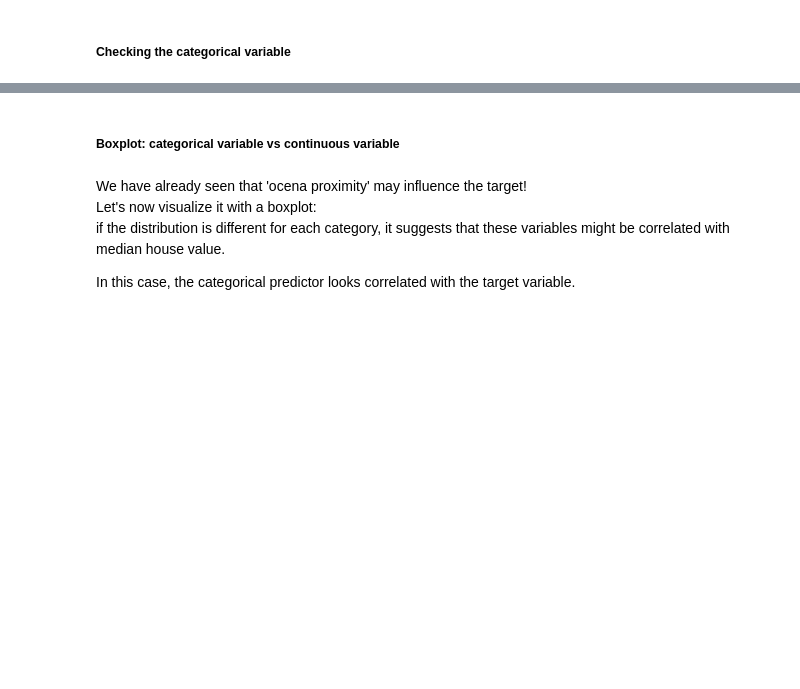
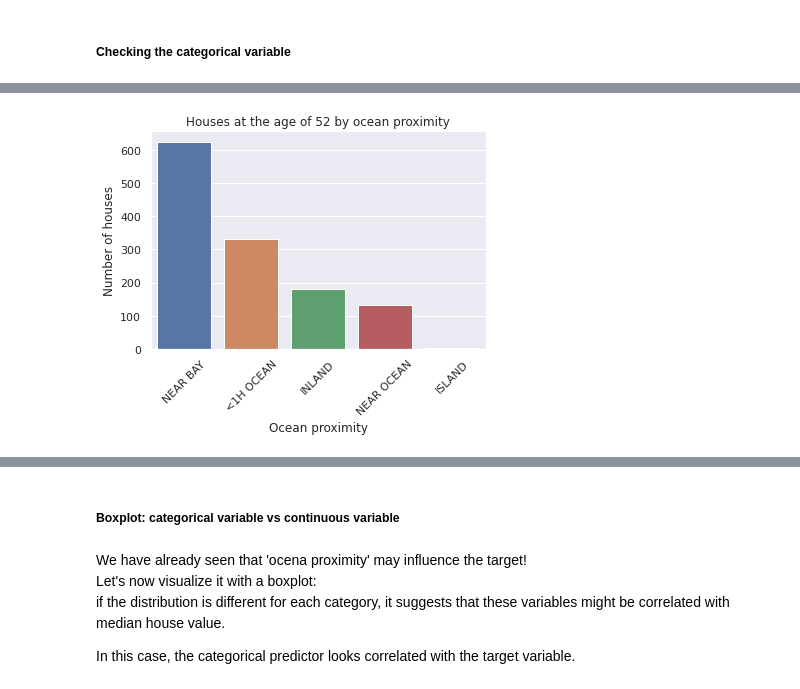
Before and after one commit to LorenzoBussotti/California_house_median_value_prediction, a Jupyter notebook: Californian_house_value.ipynb, the cells around one changed output, grey strips where cells are left out. Cells and saved outputs as stored; diff of their text form; code cells hidden in the pictures; blank space fills up the shorter version.

```diff
--- a/Californian_house_value.ipynb
+++ b/Californian_house_value.ipynb
@@ -198,3 +215,16 @@ plt.show()
+# %%
+grouped= (ch[(ch.housing_median_age==52)]
+           .groupby(['ocean_proximity'])['housing_median_age']
+           .count()
+           .sort_values(ascending=False))
+sns.barplot(x=grouped.index,y=grouped.values)
+plt.title('Houses at the age of 52 by ocean proximity')
+plt.ylabel('Number of houses')
+plt.xlabel('Ocean proximity')
+plt.xticks(rotation=45)
+plt.show()
+# %% [output]
+[figure, added]
 # %% [markdown]
 Since that one-hour proximity houses are those with highest frequency, let's show whether the highest median-value houses are situated near the ocean.  <br>
 Down below, I plotted the house examples using the coordinates and hence, the graph can be interpreted as geographical-kind (different size of spots indicates the related population). The figure shows how the median value roughly increase in the proximity of Pacific Ocean.
```
Also changed, not shown: parts of 25 cells of this notebook.
